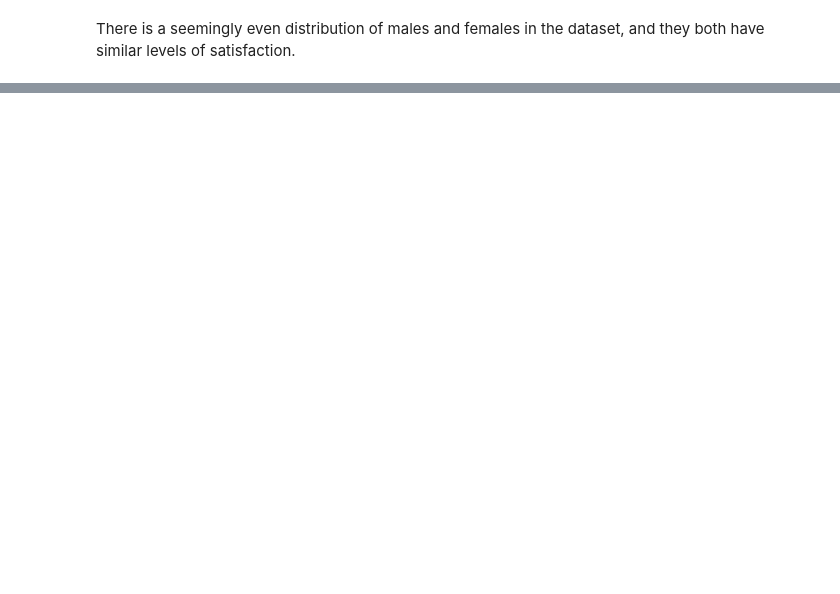
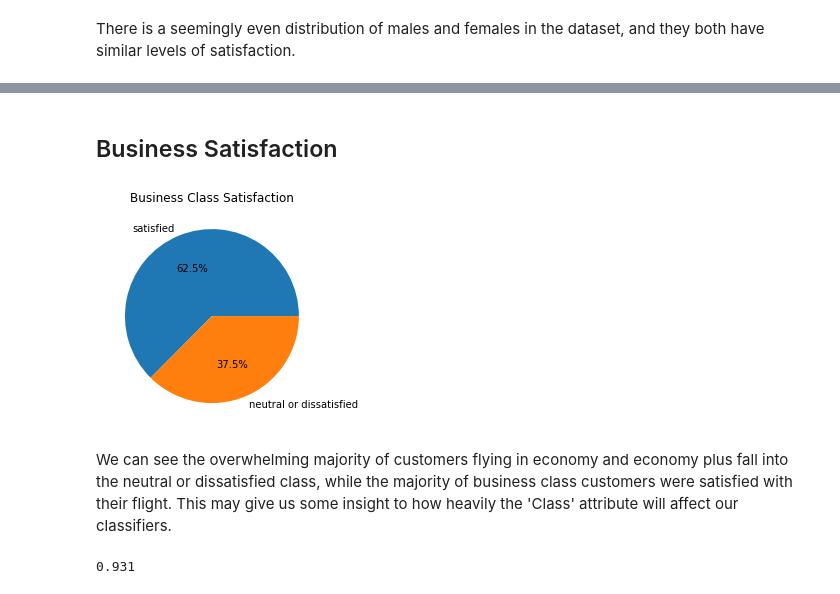
Before and after one commit to aidanlewilewi/322Project, a Jupyter notebook: eda.ipynb, the cells around one changed output, grey strips where cells are left out. Cells and saved outputs as stored; diff of their text form; code cells hidden in the pictures; blank space fills up the shorter version.

```diff
--- a/eda.ipynb
+++ b/eda.ipynb
@@ -119,10 +160,20 @@ There is a seemingly even distribution of males and females in the dataset, and
+# %% [markdown]
+## Business Satisfaction
+# %%
+plotutils.plot_pie_chart(['satisfied', 'neutral or dissatisfied'], [businessCount, totalBusiness - businessCount], 'Business Class Satisfaction')
+# %% [output]
+[figure, added]
+# %% [markdown]
+We can see the overwhelming majority of customers flying in economy and economy plus fall into the neutral or dissatisfied class, while the majority of business class customers were satisfied with their flight. This may give us some insight to how heavily the 'Class' attribute will affect our classifiers.
 # %%
 k = 10
 
 xTrainInd, xTestInd = myevaluation.stratified_kfold_cross_validation(customerData.data, satisfaction, k)
 #print(xTestInd)
 
-for i in range(1):
+
+allStratAccuracies = []
+for i in range(k):
     xTrain = []
     yTrain = []
     xTest = []
@@ -139,3 +190,17 @@ for i in range(1):
     satTree.fit(xTrain, yTrain)
     #print(satTree.print_decision_rules())
     #print(satTree.tree)
+    predictions = satTree.predict(xTest)
+
+    count = 0
+
+    for i in range(len(predictions)):
+        if predictions[i] == yTest[i]:
+            count += 1
+    accuracy = count / len(predictions)
+    allStratAccuracies.append(accuracy)
+
+stratKFoldAcc = round(sum(allStratAccuracies) / len(allStratAccuracies), 3)
+print(stratKFoldAcc)
+# %% [output]
+0.931
```
Also changed, not shown: parts of 15 cells of this notebook.
